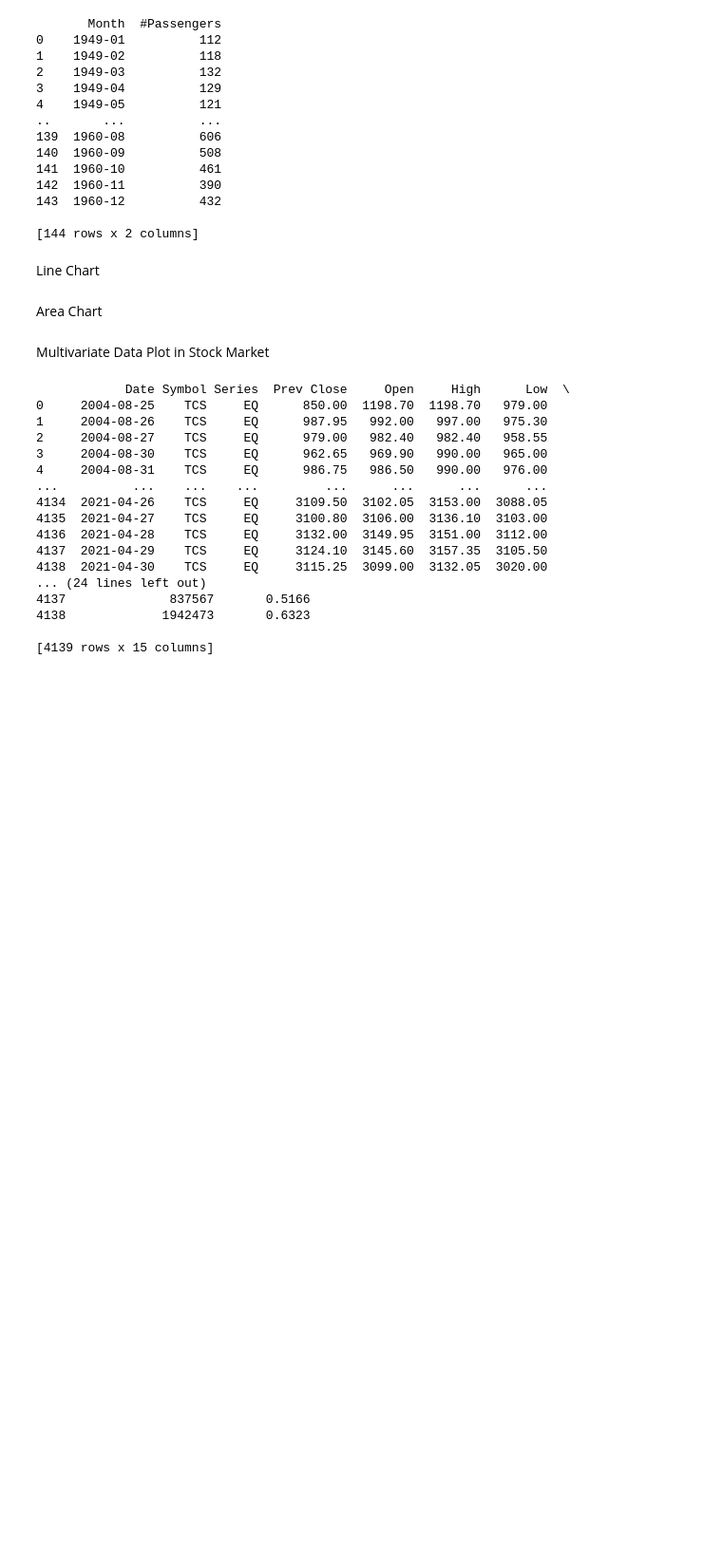
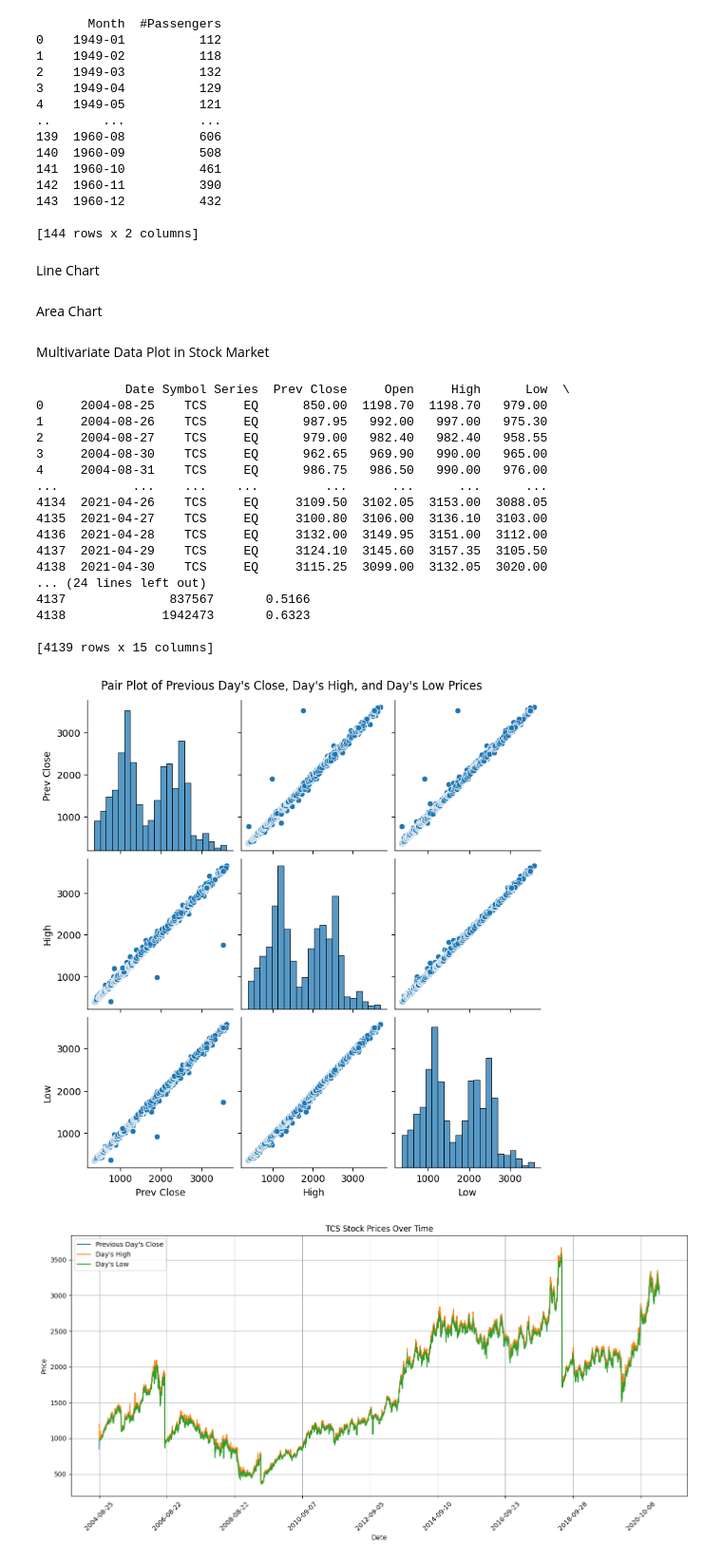
Before and after one commit to garihant/time-series-sem5, a Jupyter notebook: jul28/one.ipynb, the cells around one changed output. Shown at 95% size. Cells and saved outputs as stored; diff of their text form; code cells hidden in the pictures; blank space fills up the shorter version.

```diff
--- a/jul28/one.ipynb
+++ b/jul28/one.ipynb
@@ -55,3 +57,28 @@ print(df_stock)
 4138             1942473       0.6323
 
 [4139 rows x 15 columns]
+# %%
+df = pd.read_csv('datasets\\TCS.csv')
+
+selected_columns = ['Prev Close', 'High', 'Low']
+df_selected = df[selected_columns]
+
+sns.pairplot(df_selected)
+plt.suptitle("Pair Plot of Previous Day's Close, Day's High, and Day's Low Prices", y=1.02)
+
+plt.figure(figsize=(14, 7))
+plt.plot(df['Date'], df['Prev Close'], label="Previous Day's Close")
+plt.plot(df['Date'], df['High'], label="Day's High")
+plt.plot(df['Date'], df['Low'], label="Day's Low")
+plt.xlabel("Date")
+plt.ylabel("Price")
+plt.title("TCS Stock Prices Over Time")
+plt.legend()
+plt.grid(True)
+plt.xticks(rotation=45)
+ax = plt.gca()
+ax.xaxis.set_major_locator(plt.MaxNLocator(10))
+plt.tight_layout()
+# %% [output]
+[figure, added]
+[figure, added]
```
Also changed, not shown: parts of 1 cell of this notebook, 2 other files.
